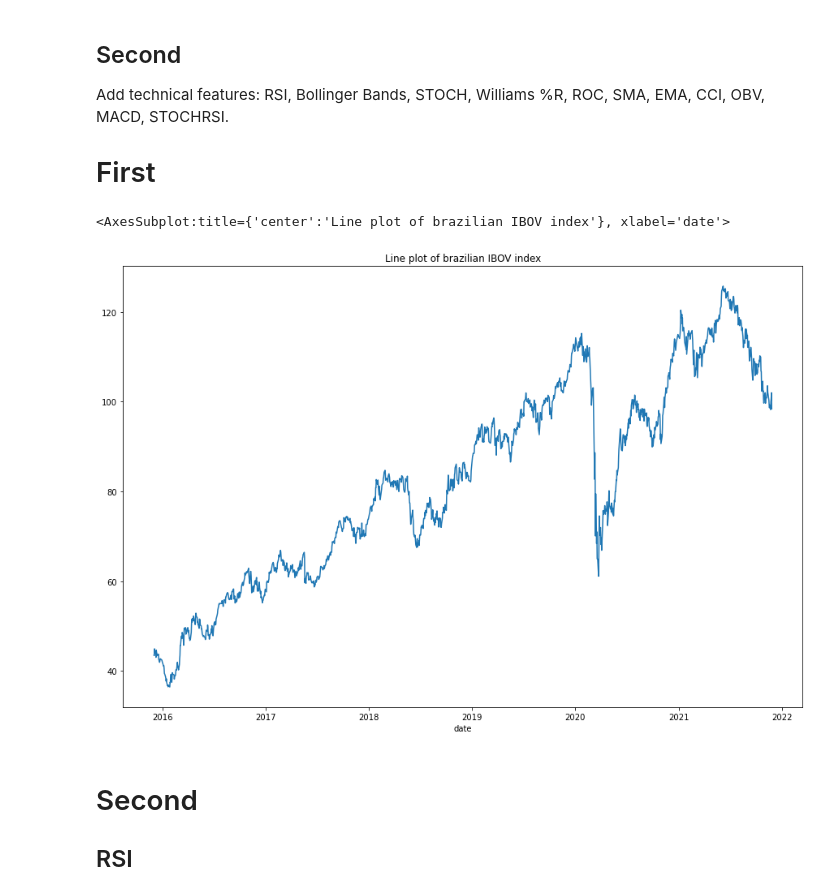
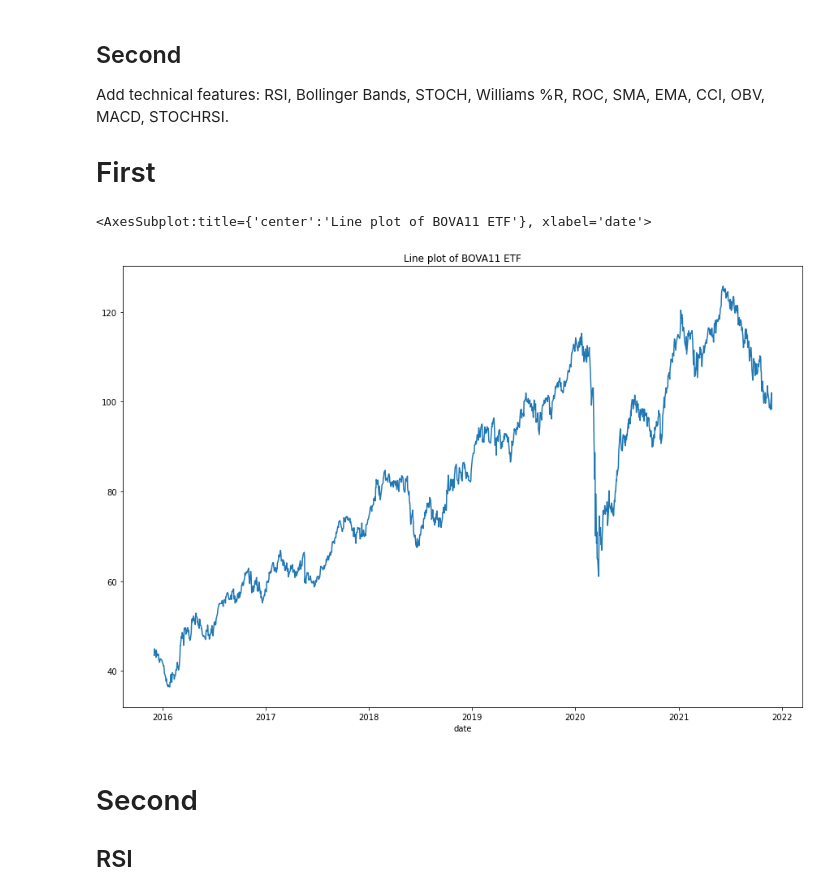
Before and after one commit to gabrieldapaz/ml-cin, a Jupyter notebook: database.ipynb, the cells around one changed output. Drawn from its saved outputs; the diff is of its cells as text; code cells hidden in the pictures.

```diff
--- a/database.ipynb
+++ b/database.ipynb
@@ -24,10 +24,10 @@ df = stock.history(start=start, end = end)
 # %%
 df = df.xs(ticker)
 # %%
-df.close.plot(kind="line", title = "Line plot of brazilian IBOV index", figsize=(15, 10))
+df.close.plot(kind="line", title = "Line plot of BOVA11 ETF", figsize=(15, 10))
 # %% [output]
-<AxesSubplot:title={'center':'Line plot of brazilian IBOV index'}, xlabel='date'>
+<AxesSubplot:title={'center':'Line plot of BOVA11 ETF'}, xlabel='date'>
-[figure, old version]
+[figure, new version]
 # %% [markdown]
 # Second
 
```
Also changed, not shown: parts of 3 cells of this notebook, 1 other file.
